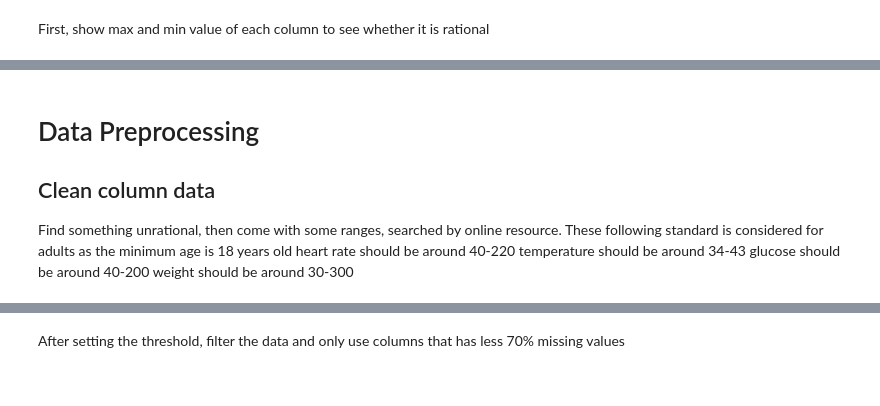
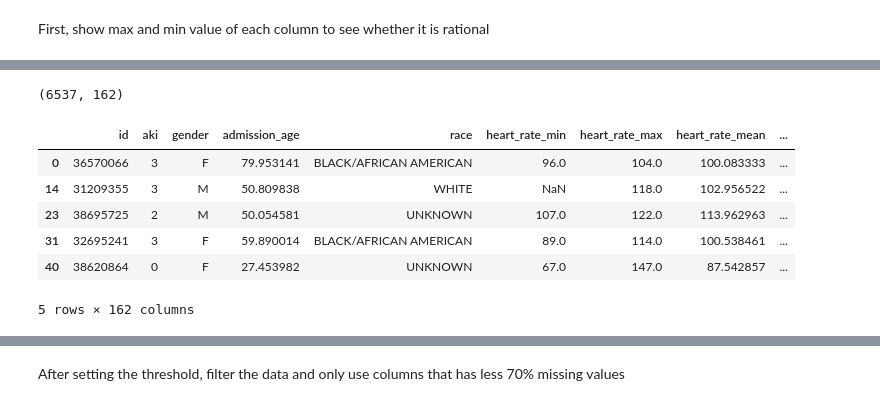
Before and after one commit to NUSLCC/SPH_Assignment1, a Jupyter notebook: assignment1.ipynb, the cells around one changed output, grey strips where cells are left out. Drawn from its saved outputs; the diff is of its cells as text; code cells hidden in the pictures.

```diff
--- a/assignment1.ipynb
+++ b/assignment1.ipynb
@@ -59,27 +101,34 @@ result_df.head()
 2 rows × 162 columns
-# %% [markdown]
-# Data Preprocessing
-## Clean column data
-Find something unrational, then come with some ranges, searched by online resource.
-These following standard is considered for adults as the minimum age is 18 years old
-heart rate should be around 40-220
-temperature should be around 34-43
-glucose should be around 40-200
-weight should be around 30-300
 # %%
+manual_df = new_df_row_cleaning.copy()
 # Change the unrational value to nan
 heart_rate_list = ['heart_rate_min', 'heart_rate_max', 'heart_rate_mean']
 temperature_rate_list = ['temperature_min', 'temperature_max', 'temperature_mean']
 glucose_list = ['glucose_min', 'glucose_max', 'glucose_mean']
+sbp_list = ['sbp_min', 'sbp_max', 'sbp_mean']
 
 for each in heart_rate_list:
-    df.loc[(df[each] > 220) | (df[each] < 40), each] = np.nan
+    manual_df.loc[(manual_df[each] > 220) | (manual_df[each] < 50), each] = np.nan
 
 for each in temperature_rate_list:
-    df.loc[(df[each] > 43) | (df[each] < 34), each] = np.nan
+    manual_df.loc[(manual_df[each] > 43)  | (manual_df[each] < 34), each] = np.nan
 
 for each in glucose_list:
-    df.loc[(df[each] > 200) | (df[each] < 40), each] = np.nan
+    manual_df.loc[(manual_df[each] > 200) | (manual_df[each] < 40), each] = np.nan
 
-df.loc[(df['weight_admit'] > 300) | (df['weight_admit'] < 30), 'weight_admit'] = np.nan
+for each in sbp_list:
+    manual_df.loc[(manual_df[each] > 200) | (manual_df[each] < 80), each] = np.nan
+
+manual_df.loc[(manual_df['weight_admit'] > 300) | (manual_df['weight_admit'] < 30), 'weight_admit'] = np.nan
+print(manual_df.shape)
+manual_df.head()
+# %% [output]
+(6537, 162)
+|  | id | aki | gender | admission_age | race | heart_rate_min | heart_rate_max | heart_rate_mean | ... |
+| 0 | 36570066 | 3 | F | 79.953141 | BLACK/AFRICAN AMERICAN | 96.0 | 104.0 | 100.083333 | ... |
+| 14 | 31209355 | 3 | M | 50.809838 | WHITE | NaN | 118.0 | 102.956522 | ... |
+| 23 | 38695725 | 2 | M | 50.054581 | UNKNOWN | 107.0 | 122.0 | 113.962963 | ... |
+| 31 | 32695241 | 3 | F | 59.890014 | BLACK/AFRICAN AMERICAN | 89.0 | 114.0 | 100.538461 | ... |
+| 40 | 38620864 | 0 | F | 27.453982 | UNKNOWN | 67.0 | 147.0 | 87.542857 | ... |
+5 rows × 162 columns
 # %% [markdown]
```
Also changed, not shown: parts of 12 cells of this notebook.
